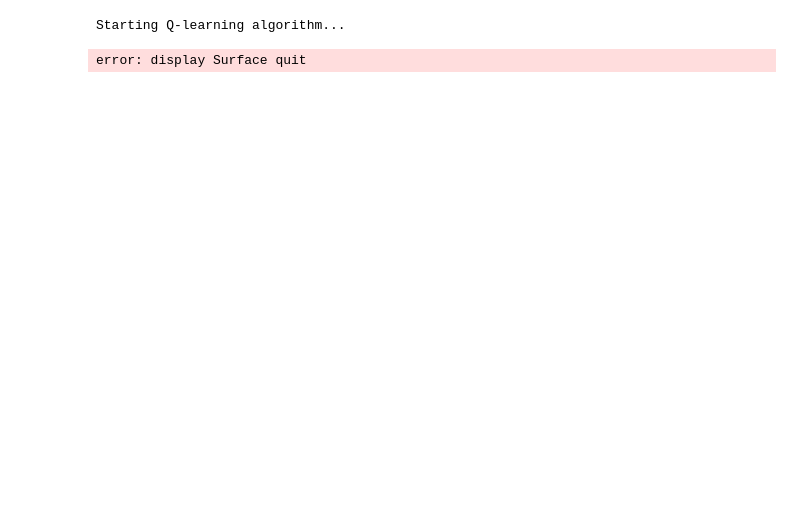
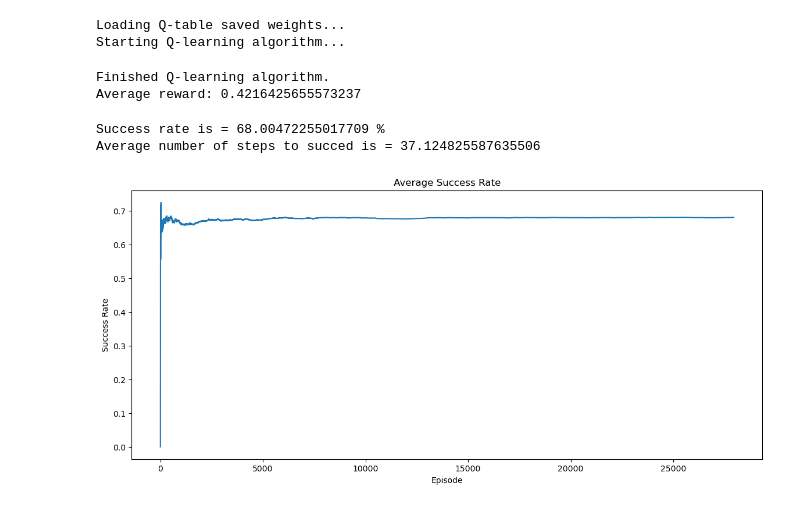
Before and after one commit to Abdellah-Laassairi/apst1-frozen-lake, a Jupyter notebook: frozen_lake.ipynb, the cells around one changed output. Drawn from its saved outputs; the diff is of its cells as text; code cells hidden in the pictures; blank space fills up the shorter version.

Commit message:
Added qlearning notebook with success rate visualization

```diff
--- a/frozen_lake.ipynb
+++ b/frozen_lake.ipynb
@@ -117,5 +66,41 @@ def q_train_greedy(env, alpha=0.9, gamma=0.95, max_epsilon=1, min_epsilon=0.001,
-# %%
-q_train_greedy(env)
-# %% [output]
-Starting Q-learning algorithm...
-error: display Surface quit
+# %%
+q_table = q_train_greedy(env)
+# %% [output]
+Loading Q-table saved weights...
+Starting Q-learning algorithm...
+Finished Q-learning algorithm.
+Average reward: 0.4216425655573237
+# %%
+def agent_play(env,max_n_episodes=30000, max_steps=100):
+    count = 0
+    rewards = []
+    num_steps = []
+    for _ in trange(max_n_episodes):
+        s = env.reset()[0]
+        total_reward = 0
+        for i in range(max_steps):
+            a = np.argmax(q_table[s, :])
+            s, r, done, _,_ = env.step(a)
+            total_reward+=r
+            if done:
+                rewards.append(total_reward)
+                num_steps.append(i+1)
+                count+=1
+                break
+    success_rate = np.mean(rewards)
+    avg_num_steps = np.mean(num_steps)
+    print(f'Success rate is = {100*success_rate} %')
+    print(f'Average number of steps to succed is = {avg_num_steps}')
+    return rewards, success_rate, avg_num_steps
+# %%
+rewards, success_rate, avg_num_steps = agent_play(env)
+# %% [output]
+Success rate is = 68.00472255017709 %
+Average number of steps to succed is = 37.124825587635506
+# %%
+fig, axes = plt.subplots(figsize=(14, 6))
+plt.plot(np.arange(len(rewards)), np.cumsum(rewards)/np.arange(len(rewards)))
+axes.set(xlabel='Episode', ylabel='Success Rate', title='Average Success Rate')
+plt.show()
+# %% [output]
+[figure, added]
```
Also changed, not shown: parts of 11 cells of this notebook.
